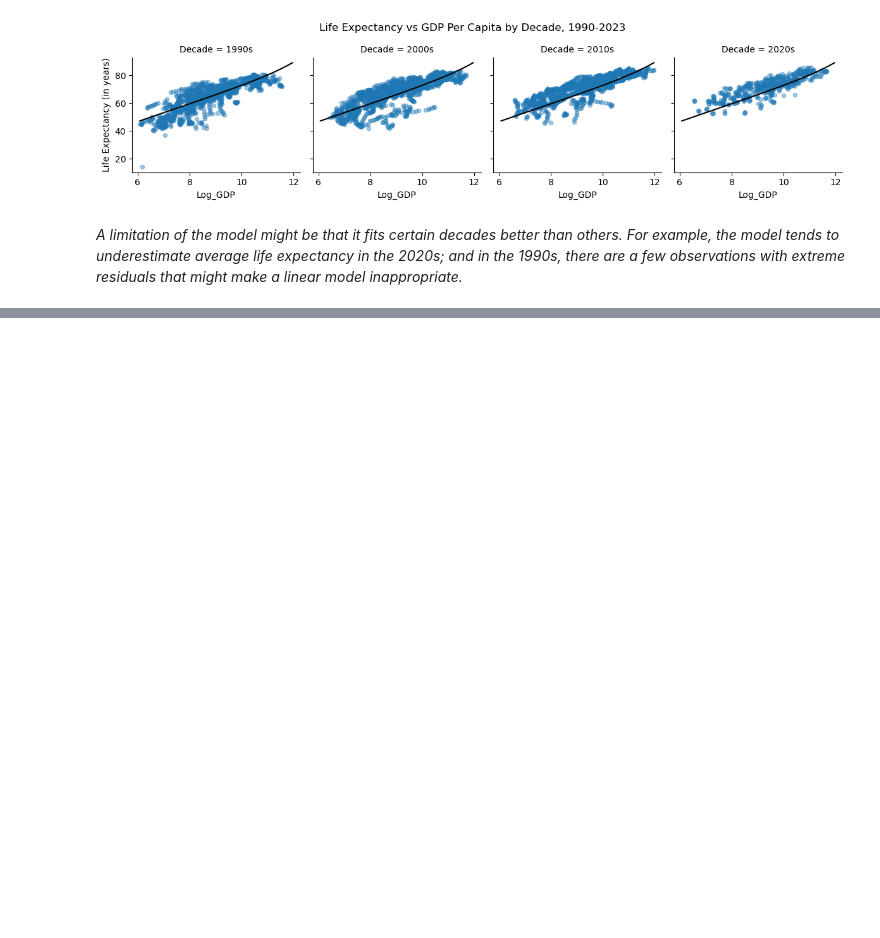
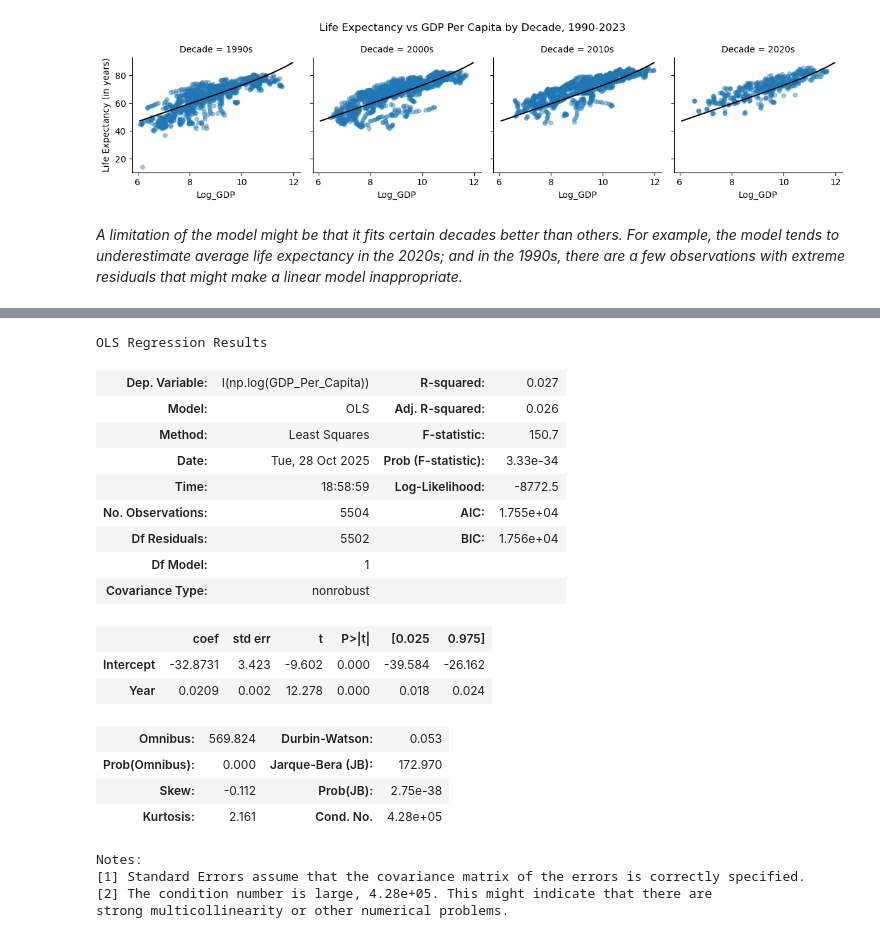
Before and after one commit to nss-data-science-cohort-9/un-linear-regression-aezell314, a Jupyter notebook: notebooks/Linear Regression Practice.ipynb, the cells around one changed output, grey strips where cells are left out. Cells and saved outputs as stored; diff of their text form; code cells hidden in the pictures; blank space fills up the shorter version.

```diff
--- a/notebooks/Linear Regression Practice.ipynb
+++ b/notebooks/Linear Regression Practice.ipynb
@@ -384,0 +391,26 @@ plt.show()
+# %%
+# Model showing correlation between year and average log GDP Per Capita
+gdp_year = smf.ols("I(np.log(GDP_Per_Capita)) ~ Year", data=gdp_le).fit()
+gdp_year.summary()
+# %% [output]
+OLS Regression Results
+| Dep. Variable: | I(np.log(GDP_Per_Capita)) | R-squared: | 0.027 |
+| Model: | OLS | Adj. R-squared: | 0.026 |
+| Method: | Least Squares | F-statistic: | 150.7 |
+| Date: | Tue, 28 Oct 2025 | Prob (F-statistic): | 3.33e-34 |
+| Time: | 18:58:59 | Log-Likelihood: | -8772.5 |
+| No. Observations: | 5504 | AIC: | 1.755e+04 |
+| Df Residuals: | 5502 | BIC: | 1.756e+04 |
+| Df Model: | 1 |  |  |
+| Covariance Type: | nonrobust |  |  |
+|  | coef | std err | t | P>|t| | [0.025 | 0.975] |
+| Intercept | -32.8731 | 3.423 | -9.602 | 0.000 | -39.584 | -26.162 |
+| Year | 0.0209 | 0.002 | 12.278 | 0.000 | 0.018 | 0.024 |
+| Omnibus: | 569.824 | Durbin-Watson: | 0.053 |
+| Prob(Omnibus): | 0.000 | Jarque-Bera (JB): | 172.970 |
+| Skew: | -0.112 | Prob(JB): | 2.75e-38 |
+| Kurtosis: | 2.161 | Cond. No. | 4.28e+05 |
+Notes:
+[1] Standard Errors assume that the covariance matrix of the errors is correctly specified.
+[2] The condition number is large, 4.28e+05. This might indicate that there are
+strong multicollinearity or other numerical problems.
```
Also changed, not shown: parts of 6 cells of this notebook, 1 other file.
